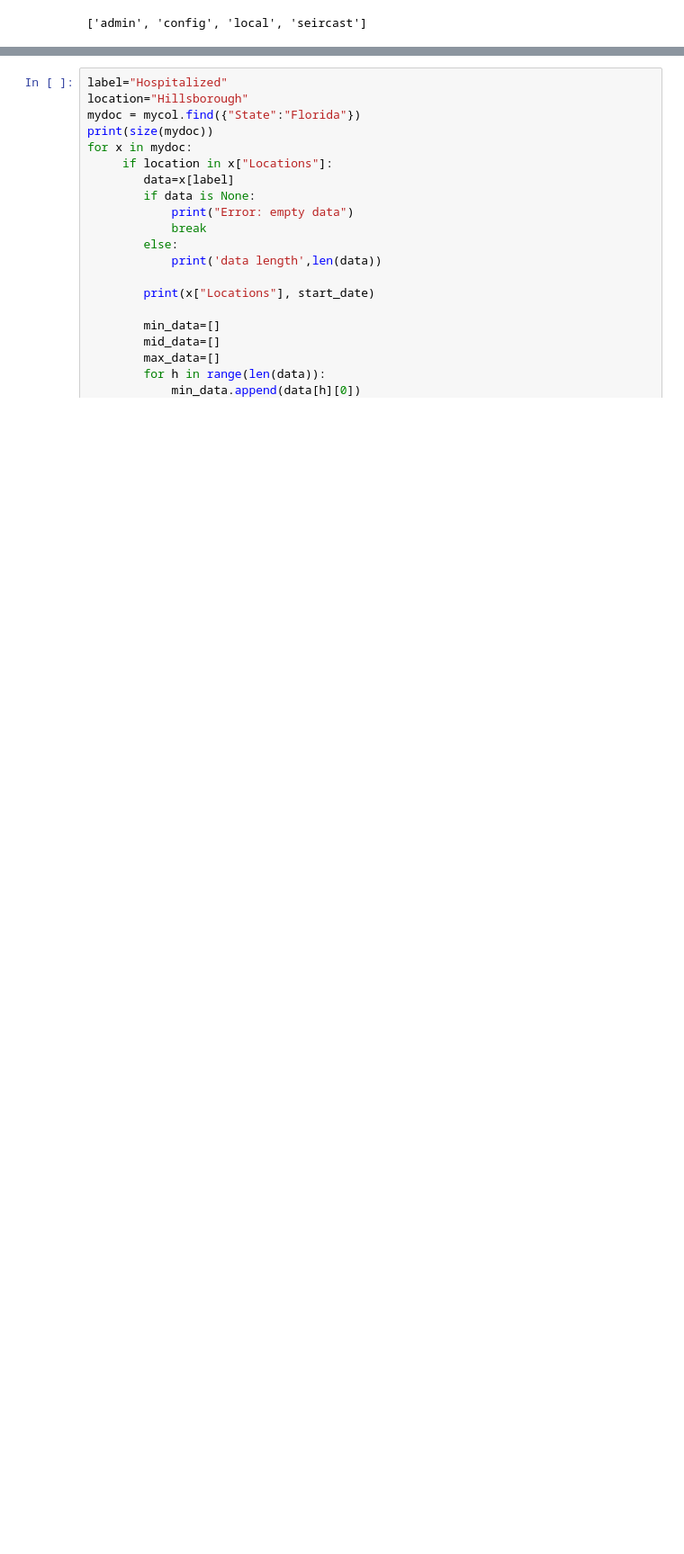
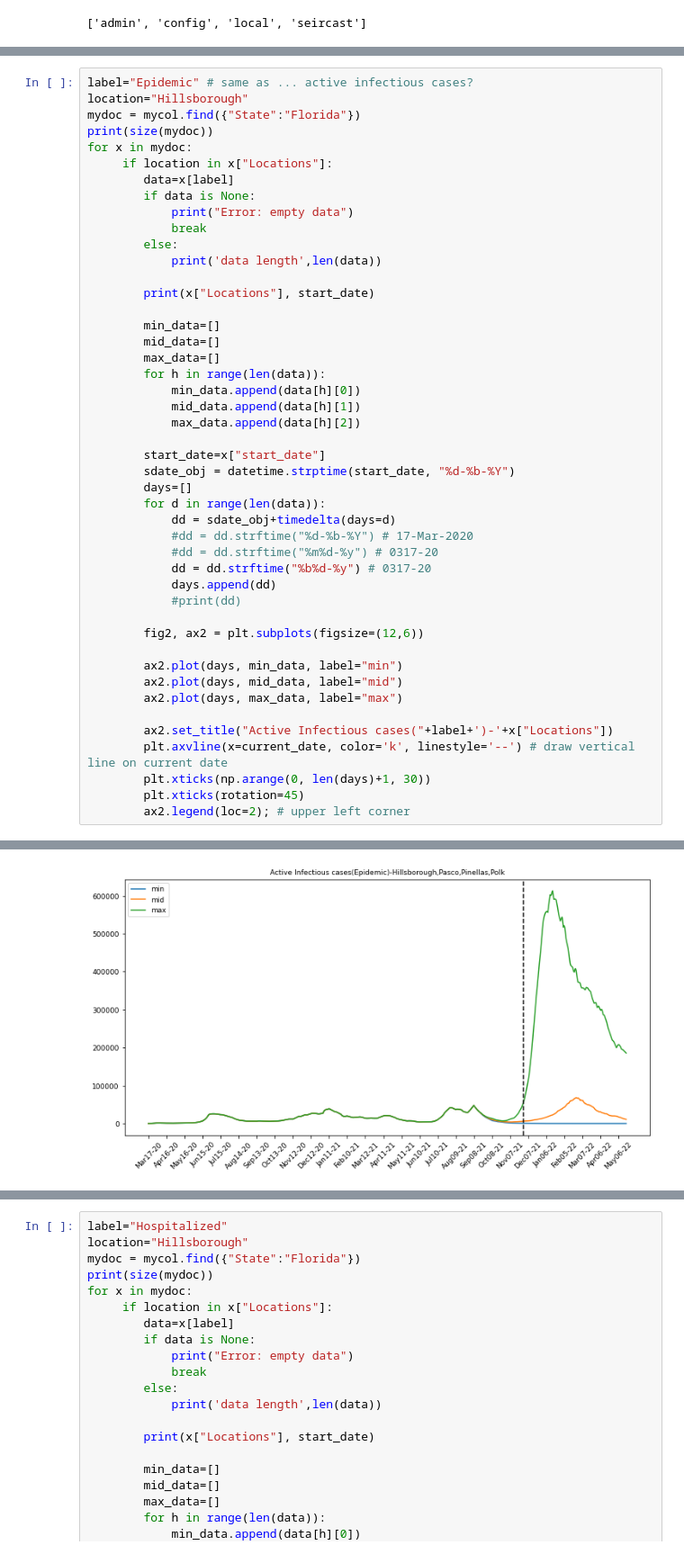
Before and after one commit to EdwinMichaelLab/mongodb-read-and-plot, a Jupyter notebook: mongodb-read-data-and-plot.ipynb, the cells around one changed output, grey strips where cells are left out. Shown at 90% size. Drawn from its saved outputs; the diff is of its cells as text; blank space fills up the shorter version.

Commit message:
matching with the current data

```diff
--- a/mongodb-read-data-and-plot.ipynb
+++ b/mongodb-read-data-and-plot.ipynb
@@ -94,0 +150,47 @@ Hillsborough 17-Mar-2020
+# %%
+label="Epidemic" # same as ... active infectious cases?
+location="Hillsborough"
+mydoc = mycol.find({"State":"Florida"})
+print(size(mydoc))
+for x in mydoc:
+     if location in x["Locations"]:
+        data=x[label]
+        if data is None:
+            print("Error: empty data")
+            break
+        else:
+            print('data length',len(data))
+
+        print(x["Locations"], start_date)
+
+        min_data=[]
+        mid_data=[]
+        max_data=[]
+        for h in range(len(data)):
+            min_data.append(data[h][0])
+            mid_data.append(data[h][1])
+            max_data.append(data[h][2])
+
+        start_date=x["start_date"]
+        sdate_obj = datetime.strptime(start_date, "%d-%b-%Y")
+        days=[]
+        for d in range(len(data)):
+            dd = sdate_obj+timedelta(days=d)
+            #dd = dd.strftime("%d-%b-%Y") # 17-Mar-2020
+            #dd = dd.strftime("%m%d-%y") # 0317-20
+            dd = dd.strftime("%b%d-%y") # 0317-20
+            days.append(dd)
+            #print(dd)
+
+        fig2, ax2 = plt.subplots(figsize=(12,6))
+
+        ax2.plot(days, min_data, label="min")
+        ax2.plot(days, mid_data, label="mid")
+        ax2.plot(days, max_data, label="max")
+
+        ax2.set_title("Active Infectious cases("+label+')-'+x["Locations"])
+        plt.axvline(x=current_date, color='k', linestyle='--') # draw vertical line on current date
+        plt.xticks(np.arange(0, len(days)+1, 30))
+        plt.xticks(rotation=45)
+        ax2.legend(loc=2); # upper left corner
+# %% [output]
@@ -94,0 +202 @@ Hillsborough 17-Mar-2020
+[figure, added]
```
Also changed, not shown: parts of 8 cells of this notebook.
